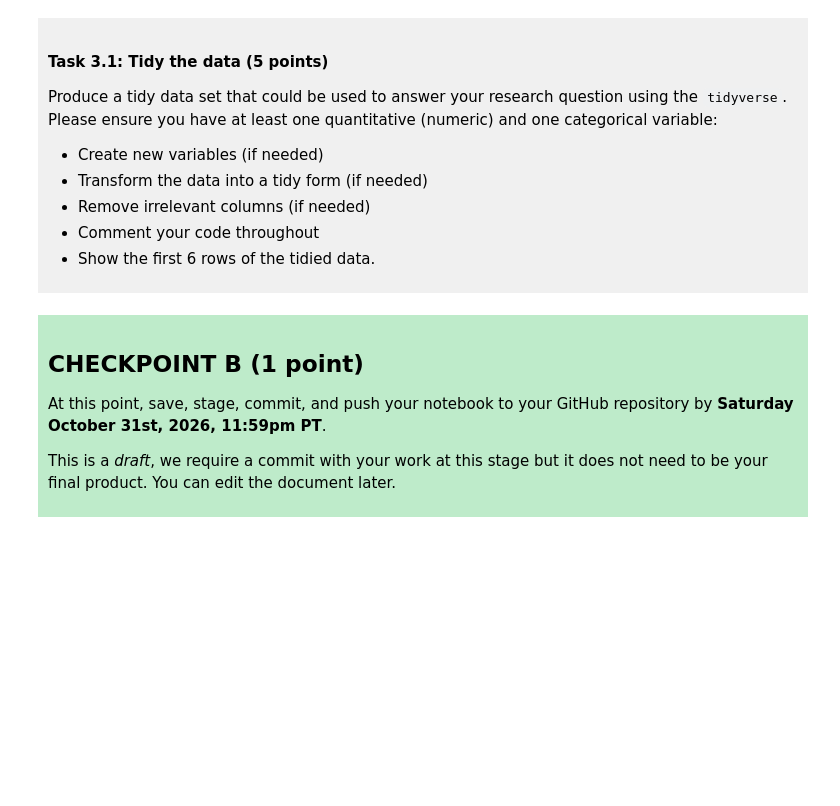
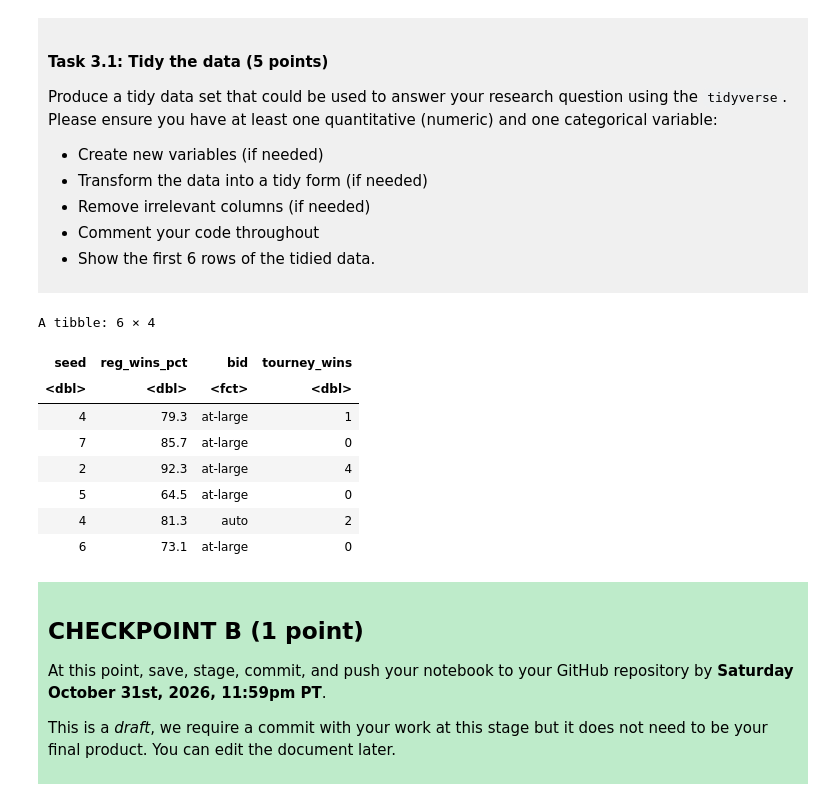
Before and after one commit to youngfsd/dsci-100-project-fateh-dhatt, a Jupyter notebook: dsci-100-project-notebook.ipynb, the cells around one changed output. Cells and saved outputs as stored; diff of their text form; code cells hidden in the pictures; blank space fills up the shorter version.

```diff
--- a/dsci-100-project-notebook.ipynb
+++ b/dsci-100-project-notebook.ipynb
@@ -189,7 +209,26 @@ Produce a tidy data set that could be used to answer your research question usin
 
 </div>
 # %%
-### EDIT THIS CODE CELL ###
+#select used to choose columns relevant to the research question
+#seed, reg_wins_pct, and tourney_wins are numeric; bid is categorical
+women_tidy <- womens_data  |>
+    select(seed,reg_wins_pct, bid, tourney_wins) |>
+#converts bid(auto or at-large) into a  categorical value(factor)
+    mutate(bid = as_factor(bid))
+
+
+#head shows first 6 rows of the new tidy data
+head(women_tidy)
+# %% [output]
+A tibble: 6 × 4
+| seed | reg_wins_pct | bid | tourney_wins |
+| <dbl> | <dbl> | <fct> | <dbl> |
+| 4 | 79.3 | at-large | 1 |
+| 7 | 85.7 | at-large | 0 |
+| 2 | 92.3 | at-large | 4 |
+| 5 | 64.5 | at-large | 0 |
+| 4 | 81.3 | auto | 2 |
+| 6 | 73.1 | at-large | 0 |
 # %% [markdown]
 <div style="background-color: #beebca; padding: 10px;">
 
```
Also changed, not shown: parts of 3 cells of this notebook.
